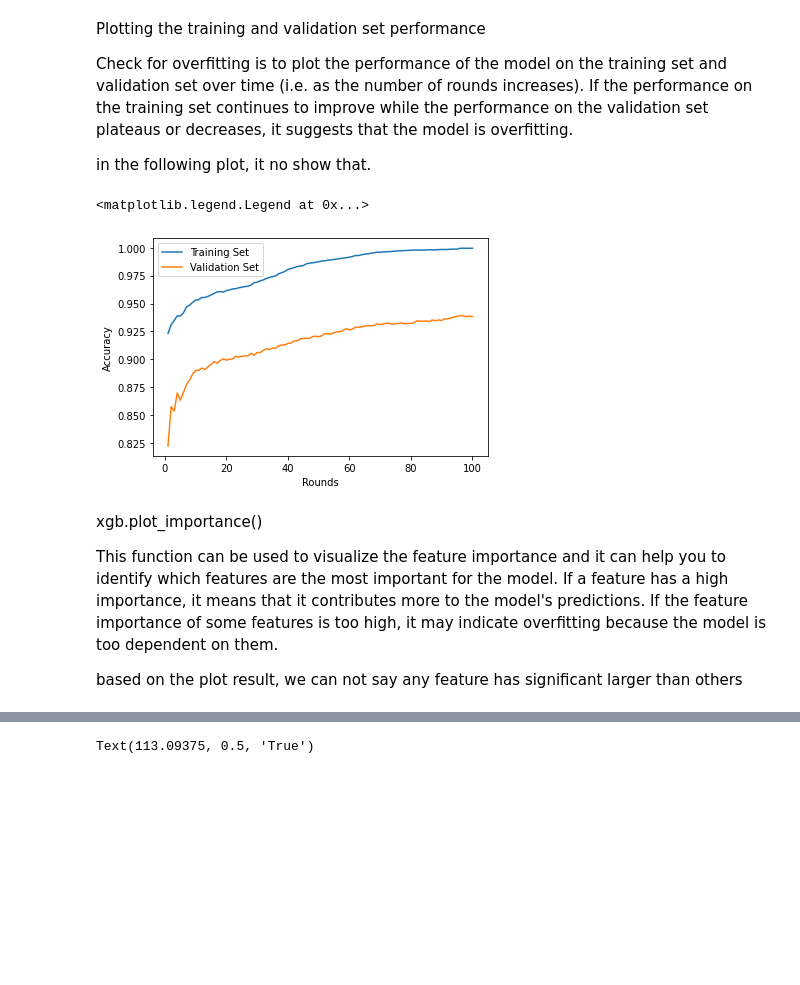
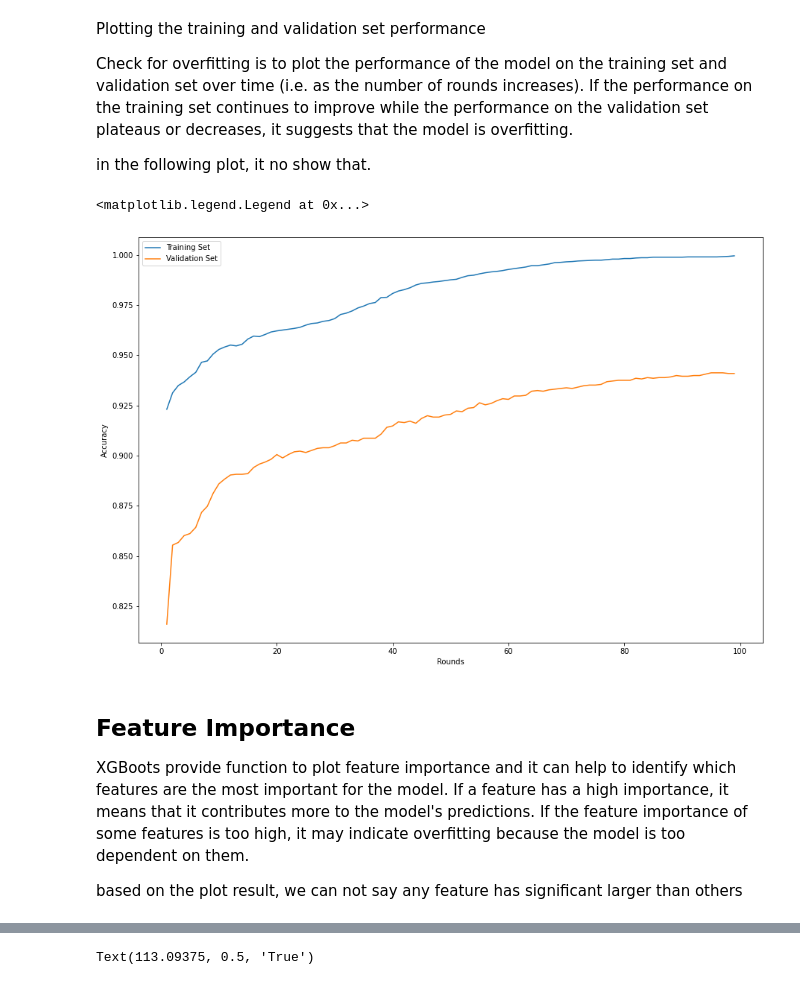
Before and after one commit to felixzhao/HARDataset, a Jupyter notebook: Halter_V2_HAR_non_DNN.ipynb, the cells around one changed output, grey strips where cells are left out. Cells and saved outputs as stored; diff of their text form; code cells hidden in the pictures; blank space fills up the shorter version.

```diff
--- a/Halter_V2_HAR_non_DNN.ipynb
+++ b/Halter_V2_HAR_non_DNN.ipynb
@@ -153,11 +132,11 @@ In general, XGBoost is a powerful machine learning algorithm that can achieve hi
 
 
 # Create the XGBoost model
-model = xgb.XGBClassifier()
+model = xgb.XGBClassifier(reg_lambda=0.1)
 
 # Fit the model to the training data
 eval_set = [(X_train, y_train), (X_val, y_val)]
-model.fit(X_train, y_train, eval_set=eval_set, eval_metric="merror", early_stopping_rounds=10)
+model.fit(X_train, y_train, eval_set=eval_set, eval_metric="merror", early_stopping_rounds=5)
 
 # Make predictions on the training and validation sets
 train_predictions = model.predict(X_train)
@@ -199,18 +182,20 @@ Check for overfitting is to plot the performance of the model on the training se
 in the following plot, it no show that.
 # %%
 # Plot the training and validation set performance over time
+fig, ax = plt.subplots(figsize=(15,10))
 plt.plot(rounds, train_performance, label="Training Set")
 plt.plot(rounds, val_performance, label="Validation Set")
 plt.xlabel("Rounds")
 plt.ylabel("Accuracy")
+plt.ax = ax
 plt.legend()
 # %% [output]
 <matplotlib.legend.Legend at 0x...>
-[figure, old version]
+[figure, new version]
 # %% [markdown]
-xgb.plot_importance()
+## Feature Importance
 
-This function can be used to visualize the feature importance and it can help you to identify which features are the most important for the model. If a feature has a high importance, it means that it contributes more to the model's predictions. If the feature importance of some features is too high, it may indicate overfitting because the model is too dependent on them.
+XGBoots provide function to plot feature importance and it can help to identify which features are the most important for the model. If a feature has a high importance, it means that it contributes more to the model's predictions. If the feature importance of some features is too high, it may indicate overfitting because the model is too dependent on them.
 
 based on the plot result, we can not say any feature has significant larger than others
 # %%
```
Also changed, not shown: parts of 17 cells of this notebook.
